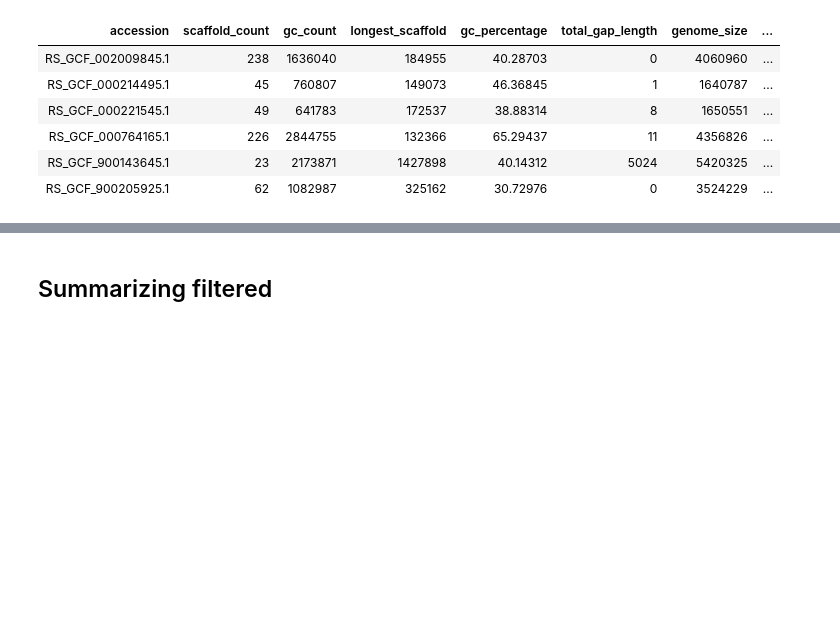
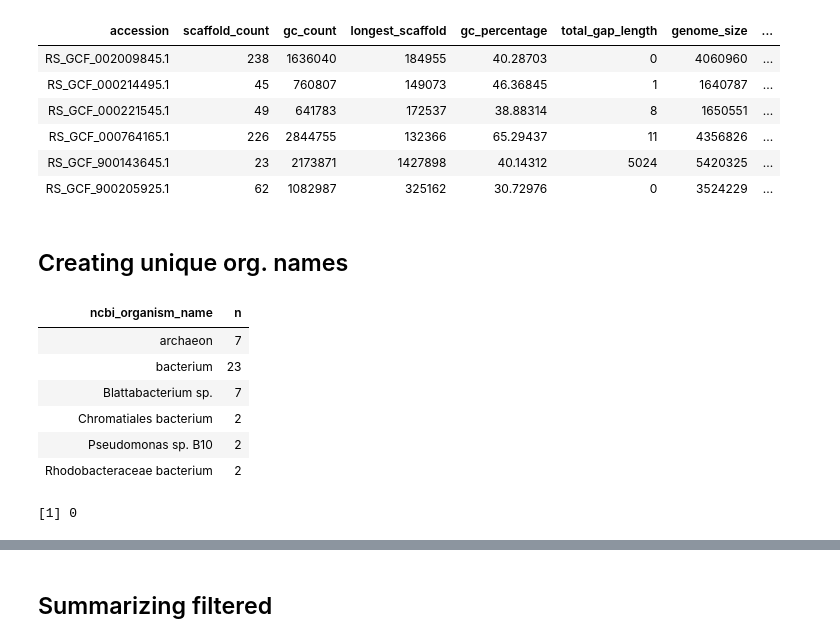
Before and after one commit to leylabmpi/Struo, a Jupyter notebook: notebooks/01_GTDB_metadata_summary.ipynb, the cells around one changed output, grey strips where cells are left out. Cells and saved outputs as stored; diff of their text form; code cells hidden in the pictures; blank space fills up the shorter version.

```diff
--- a/notebooks/01_GTDB_metadata_summary.ipynb
+++ b/notebooks/01_GTDB_metadata_summary.ipynb
@@ -465,3 +514,30 @@ df_s_f %>% head
 | RS_GCF_000764165.1 | 226 | 2844755 | 132366 | 65.29437 | 11 | 4356826 | ... |
 | RS_GCF_900143645.1 | 23 | 2173871 | 1427898 | 40.14312 | 5024 | 5420325 | ... |
 | RS_GCF_900205925.1 | 62 | 1082987 | 325162 | 30.72976 | 0 | 3524229 | ... |
+# %% [markdown]
+## Creating unique org. names
+# %%
+# duplicate organism names?
+df_s_f %>%
+    group_by(ncbi_organism_name) %>%
+    summarize(n=n()) %>%
+    ungroup() %>%
+    filter(n>1)
+# %% [output]
+| ncbi_organism_name | n |
+| archaeon | 7 |
+| bacterium | 23 |
+| Blattabacterium sp. | 7 |
+| Chromatiales bacterium | 2 |
+| Pseudomonas sp. B10 | 2 |
+| Rhodobacteraceae bacterium | 2 |
+# %%
+# duplicate organism names?
+df_s_f %>%
+    group_by(accession, ncbi_organism_name) %>%
+    summarize(n=n()) %>%
+    ungroup() %>%
+    filter(n>1) %>%
+    nrow
+# %% [output]
+[1] 0
```
Also changed, not shown: parts of 15 cells of this notebook, 4 other files.
